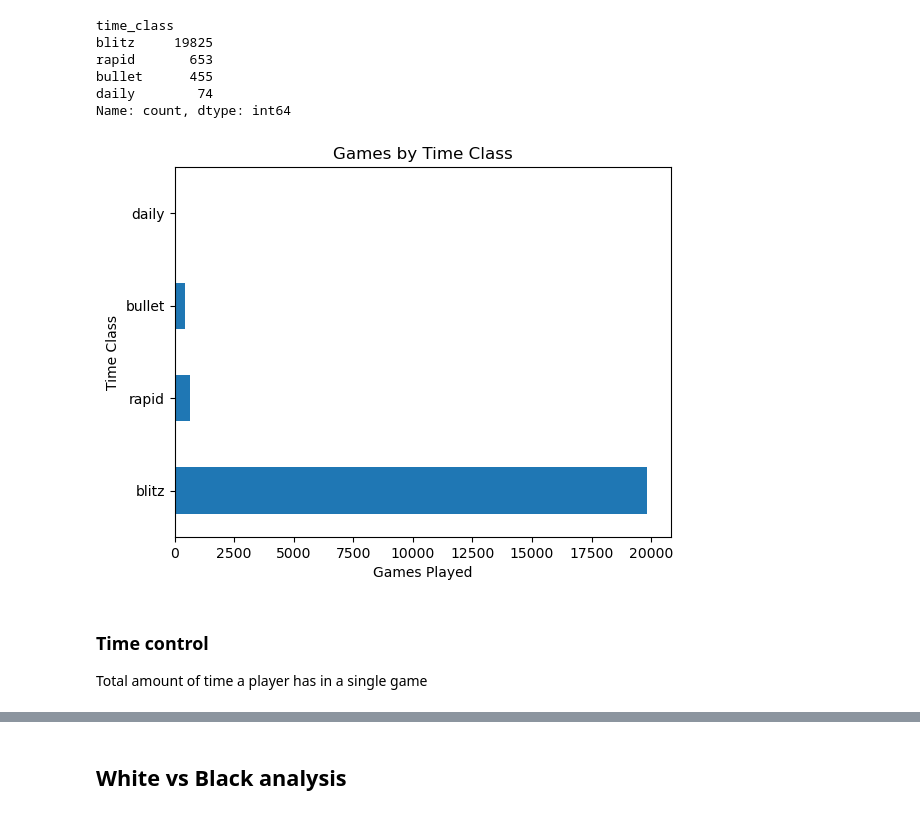
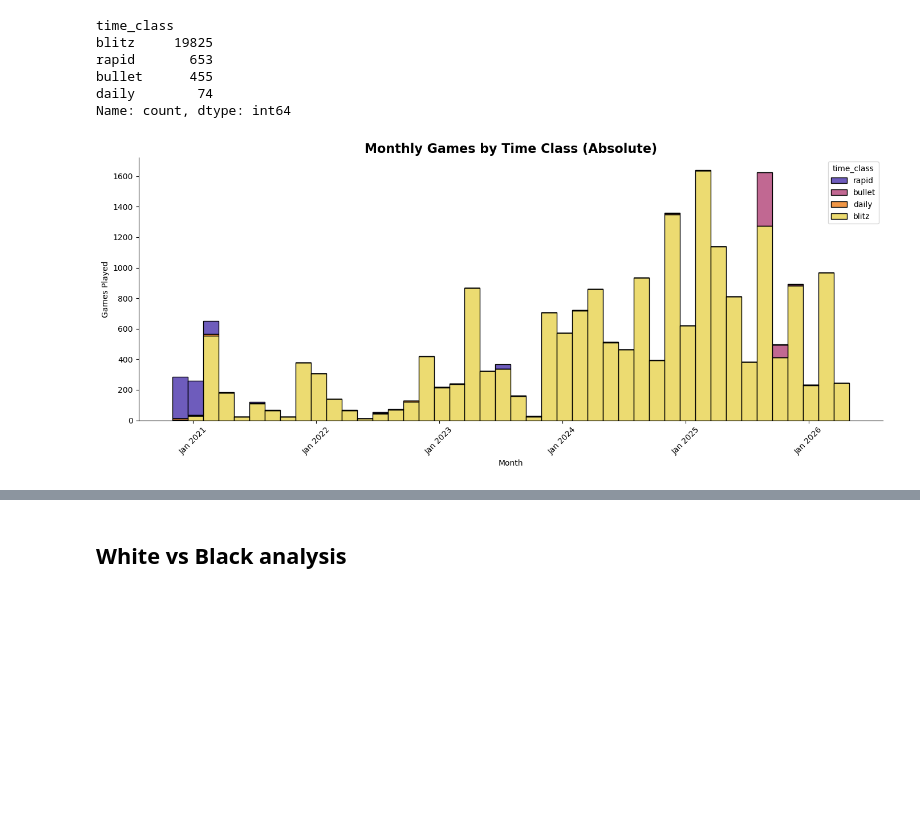
Before and after one commit to elmurie/chesscom-personal-analysis, a Jupyter notebook: notebooks/03_exploratory_analysis.ipynb, the cells around one changed output, grey strips where cells are left out. Saved outputs shown, nothing was run; the diff lists cells and outputs as text; code cells hidden in the pictures; blank space fills up the shorter version.

```diff
--- a/notebooks/03_exploratory_analysis.ipynb
+++ b/notebooks/03_exploratory_analysis.ipynb
@@ -104,18 +107,28 @@ bullet      455
 daily        74
 Name: count, dtype: int64
 # %%
-df["time_class"].value_counts().plot(
-    kind="barh"
+
+df["month_date"] = pd.to_datetime(df[["year", "month"]].assign(day=1))
+monthly = df.groupby(["month_date", "time_class"]).size().reset_index(name="count")
+
+fig, ax = plt.subplots(figsize=(14, 6))
+
+sns.histplot(
+    data=df,
+    x="month_date",
+    hue="time_class",
+    multiple="stack",
+    palette="CMRmap",
+    ax=ax
 )
 
-plt.title("Games by Time Class")
-plt.xlabel("Games Played")
-plt.ylabel("Time Class")
-
+ax.set_title("Monthly Games by Time Class (Absolute)", fontsize=16, fontweight="bold")
+ax.set_xlabel("Month")
+ax.set_ylabel("Games Played")
+ax.xaxis.set_major_formatter(plt.matplotlib.dates.DateFormatter("%b %Y"))
+plt.xticks(rotation=45)
+sns.despine()
+plt.tight_layout()
 plt.show()
 # %% [output]
-[figure, old version]
+[figure, new version]
-# %% [markdown]
-### Time control
-
-Total amount of time a player has in a single game
```
Also changed, not shown: parts of 46 cells of this notebook, 6 other files.
